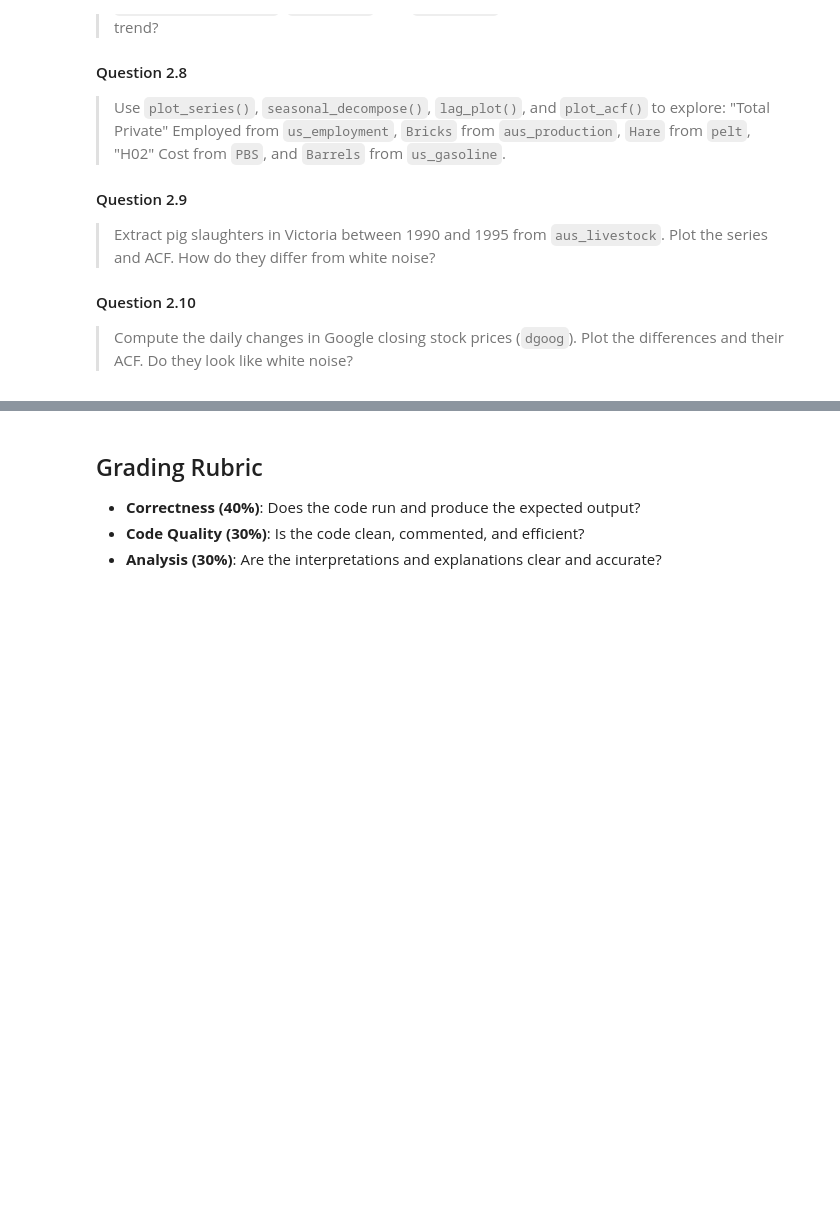
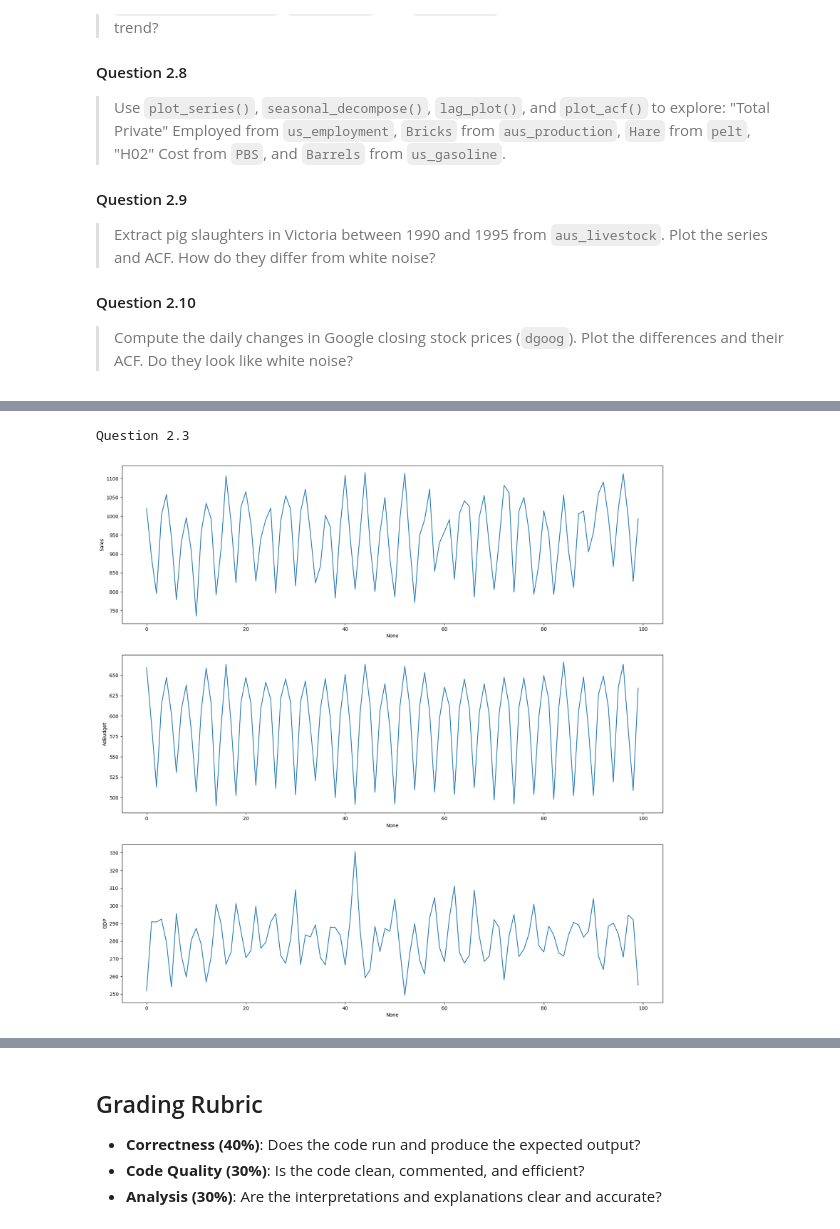
Before and after one commit to VickyGuo0907/DSE6230-forecasting-class-course-materials, a Jupyter notebook: assignments/week01_assignment.ipynb, the cells around one changed output, grey strips where cells are left out. Drawn from its saved outputs; the diff is of its cells as text; code cells hidden in the pictures; blank space fills up the shorter version.

```diff
--- a/assignments/week01_assignment.ipynb
+++ b/assignments/week01_assignment.ipynb
@@ -172,0 +250,15 @@ Five steps as below:
+# %%
+print("Question 2.3")
+# Download tute1.csv, read it into Python, and convert it to time series.
+# Construct time series plots of each of the three series (Sales, AdBudget, GDP).
+df_tute1 = pd.read_csv('sample_data/tute1.csv')
+
+df_tute1['Quarter'] = pd.to_datetime(df_tute1['Quarter'])
+
+fig, axes = plt.subplots(3,1, figsize=(20,20))
+cols = ['Sales', 'AdBudget', 'GDP']
+for col, ax in zip(cols, axes.flatten()):
+    sns.lineplot(data=df_tute1, x=df_tute1.index, y=col, ax=ax)
+# %% [output]
+Question 2.3
+[figure, added]
```
Also changed, not shown: parts of 6 cells of this notebook.
